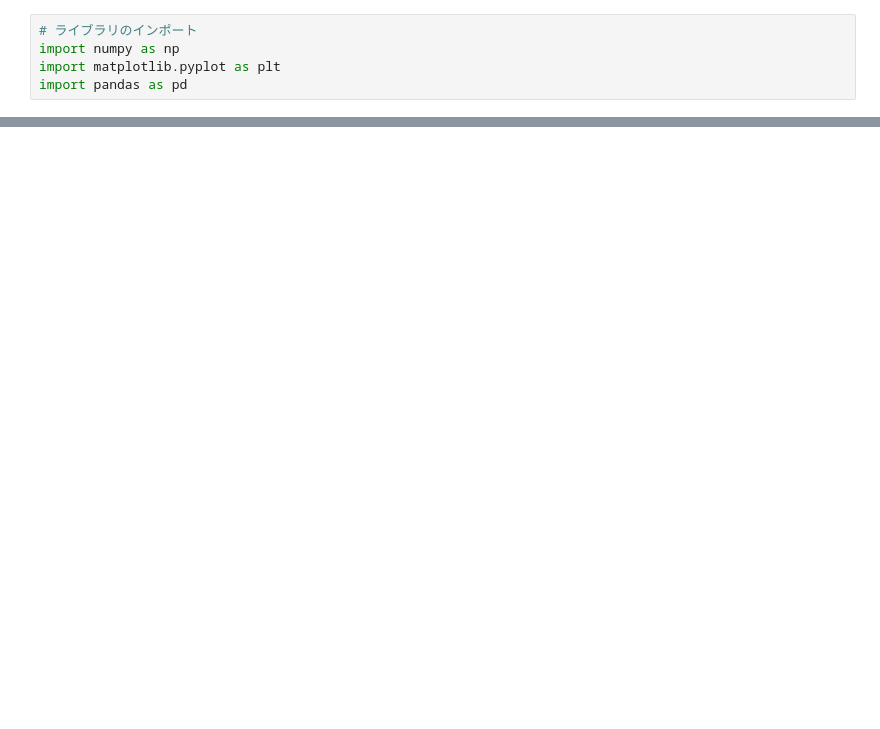
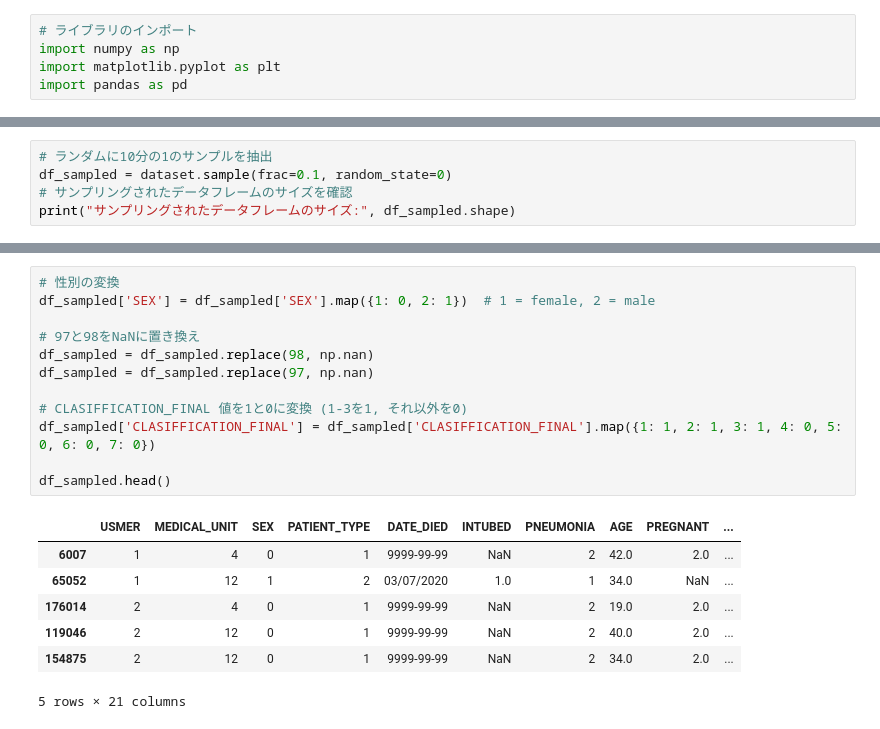
Before and after one commit to omizusan/aidev, a Jupyter notebook: Lesson13/最終課題_オリジナルAIの構築.ipynb, the cells around one changed output, grey strips where cells are left out. Drawn from its saved outputs; the diff is of its cells as text; blank space fills up the shorter version.

```diff
--- a/Lesson13/最終課題_オリジナルAIの構築.ipynb
+++ b/Lesson13/最終課題_オリジナルAIの構築.ipynb
@@ -35,0 +25,5 @@ memory usage: 2.0+ KB
+# %%
+# ランダムに10分の1のサンプルを抽出
+df_sampled = dataset.sample(frac=0.1, random_state=0)
+# サンプリングされたデータフレームのサイズを確認
+print("サンプリングされたデータフレームのサイズ:", df_sampled.shape)
@@ -44,2 +73,22 @@ Infected with Covid19      object
 dtype: object
+# %%
+# 性別の変換
+df_sampled['SEX'] = df_sampled['SEX'].map({1: 0, 2: 1})  # 1 = female, 2 = male
+
+# 97と98をNaNに置き換え
+df_sampled = df_sampled.replace(98, np.nan)
+df_sampled = df_sampled.replace(97, np.nan)
+
+# CLASIFFICATION_FINAL 値を1と0に変換 (1-3を1, それ以外を0)
+df_sampled['CLASIFFICATION_FINAL'] = df_sampled['CLASIFFICATION_FINAL'].map({1: 1, 2: 1, 3: 1, 4: 0, 5: 0, 6: 0, 7: 0})
+
+df_sampled.head()
+# %% [output]
+|  | USMER | MEDICAL_UNIT | SEX | PATIENT_TYPE | DATE_DIED | INTUBED | PNEUMONIA | AGE | PREGNANT | ... |
+| 6007 | 1 | 4 | 0 | 1 | 9999-99-99 | NaN | 2 | 42.0 | 2.0 | ... |
+| 65052 | 1 | 12 | 1 | 2 | 03/07/2020 | 1.0 | 1 | 34.0 | NaN | ... |
+| 176014 | 2 | 4 | 0 | 1 | 9999-99-99 | NaN | 2 | 19.0 | 2.0 | ... |
+| 119046 | 2 | 12 | 0 | 1 | 9999-99-99 | NaN | 2 | 40.0 | 2.0 | ... |
+| 154875 | 2 | 12 | 0 | 1 | 9999-99-99 | NaN | 2 | 34.0 | 2.0 | ... |
+5 rows × 21 columns
 # %%
```
Also changed, not shown: parts of 29 cells of this notebook, 2 other files.
